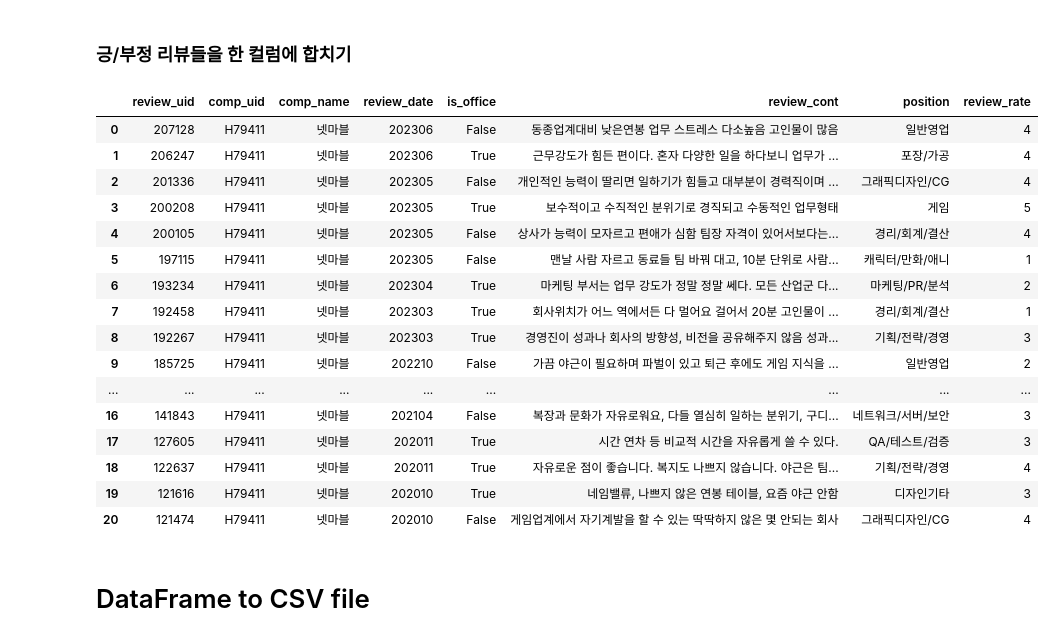
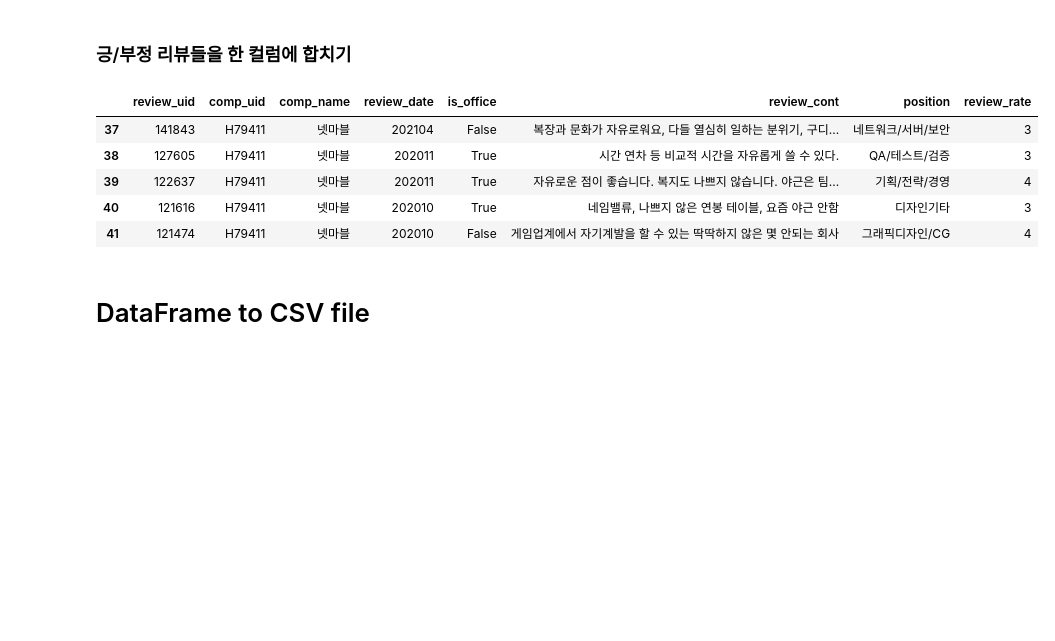
Before and after one commit to parking-place/EZPZ_Project, a Jupyter notebook: modules/crawlers/reviews/new_catch.ipynb, the cells around one changed output. Cells and saved outputs as stored; diff of their text form; code cells hidden in the pictures; blank space fills up the shorter version.

```diff
--- a/modules/crawlers/reviews/new_catch.ipynb
+++ b/modules/crawlers/reviews/new_catch.ipynb
@@ -390,28 +306,17 @@ df.head()
 # %%
 a = df.drop(['review_pos'], axis=1).rename(columns = {'review_neg':'review_cont'})
 b = df.drop(['review_neg'], axis=1).rename(columns = {'review_pos':'review_cont'})
 
-new_df = pd.concat([a, b])
+new_df = pd.concat([a, b], ignore_index = True)
 
-new_df
+new_df.tail()
 # %% [output]
 |  | review_uid | comp_uid | comp_name | review_date | is_office | review_cont | position | review_rate |
-| 0 | 207128 | H79411 | 넷마블 | 202306 | False | 동종업계대비 낮은연봉 업무 스트레스 다소높음 고인물이 많음 | 일반영업 | 4 |
-| 1 | 206247 | H79411 | 넷마블 | 202306 | True | 근무강도가 힘든 편이다. 혼자 다양한 일을 하다보니 업무가 ... | 포장/가공 | 4 |
-| 2 | 201336 | H79411 | 넷마블 | 202305 | False | 개인적인 능력이 딸리면 일하기가 힘들고 대부분이 경력직이며 ... | 그래픽디자인/CG | 4 |
-| 3 | 200208 | H79411 | 넷마블 | 202305 | True | 보수적이고 수직적인 분위기로 경직되고 수동적인 업무형태 | 게임 | 5 |
-| 4 | 200105 | H79411 | 넷마블 | 202305 | False | 상사가 능력이 모자르고 편애가 심함 팀장 자격이 있어서보다는... | 경리/회계/결산 | 4 |
-| 5 | 197115 | H79411 | 넷마블 | 202305 | False | 맨날 사람 자르고 동료들 팀 바꿔 대고, 10분 단위로 사람... | 캐릭터/만화/애니 | 1 |
-| 6 | 193234 | H79411 | 넷마블 | 202304 | True | 마케팅 부서는 업무 강도가 정말 정말 쎄다. 모든 산업군 다... | 마케팅/PR/분석 | 2 |
-| 7 | 192458 | H79411 | 넷마블 | 202303 | True | 회사위치가 어느 역에서든 다 멀어요 걸어서 20분 고인물이 ... | 경리/회계/결산 | 1 |
-| 8 | 192267 | H79411 | 넷마블 | 202303 | True | 경영진이 성과나 회사의 방향성, 비전을 공유해주지 않음 성과... | 기획/전략/경영 | 3 |
-| 9 | 185725 | H79411 | 넷마블 | 202210 | False | 가끔 야근이 필요하며 파벌이 있고 퇴근 후에도 게임 지식을 ... | 일반영업 | 2 |
-| ... | ... | ... | ... | ... | ... | ... | ... | ... |
-| 16 | 141843 | H79411 | 넷마블 | 202104 | False | 복장과 문화가 자유로워요, 다들 열심히 일하는 분위기, 구디... | 네트워크/서버/보안 | 3 |
-| 17 | 127605 | H79411 | 넷마블 | 202011 | True | 시간 연차 등 비교적 시간을 자유롭게 쓸 수 있다. | QA/테스트/검증 | 3 |
-| 18 | 122637 | H79411 | 넷마블 | 202011 | True | 자유로운 점이 좋습니다. 복지도 나쁘지 않습니다. 야근은 팀... | 기획/전략/경영 | 4 |
-| 19 | 121616 | H79411 | 넷마블 | 202010 | True | 네임밸류, 나쁘지 않은 연봉 테이블, 요즘 야근 안함 | 디자인기타 | 3 |
-| 20 | 121474 | H79411 | 넷마블 | 202010 | False | 게임업계에서 자기계발을 할 수 있는 딱딱하지 않은 몇 안되는 회사 | 그래픽디자인/CG | 4 |
+| 37 | 141843 | H79411 | 넷마블 | 202104 | False | 복장과 문화가 자유로워요, 다들 열심히 일하는 분위기, 구디... | 네트워크/서버/보안 | 3 |
+| 38 | 127605 | H79411 | 넷마블 | 202011 | True | 시간 연차 등 비교적 시간을 자유롭게 쓸 수 있다. | QA/테스트/검증 | 3 |
+| 39 | 122637 | H79411 | 넷마블 | 202011 | True | 자유로운 점이 좋습니다. 복지도 나쁘지 않습니다. 야근은 팀... | 기획/전략/경영 | 4 |
+| 40 | 121616 | H79411 | 넷마블 | 202010 | True | 네임밸류, 나쁘지 않은 연봉 테이블, 요즘 야근 안함 | 디자인기타 | 3 |
+| 41 | 121474 | H79411 | 넷마블 | 202010 | False | 게임업계에서 자기계발을 할 수 있는 딱딱하지 않은 몇 안되는 회사 | 그래픽디자인/CG | 4 |
 # %% [markdown]
 # DataFrame to CSV file
 # %%
```
Also changed, not shown: parts of 17 cells of this notebook, 1 other file.
